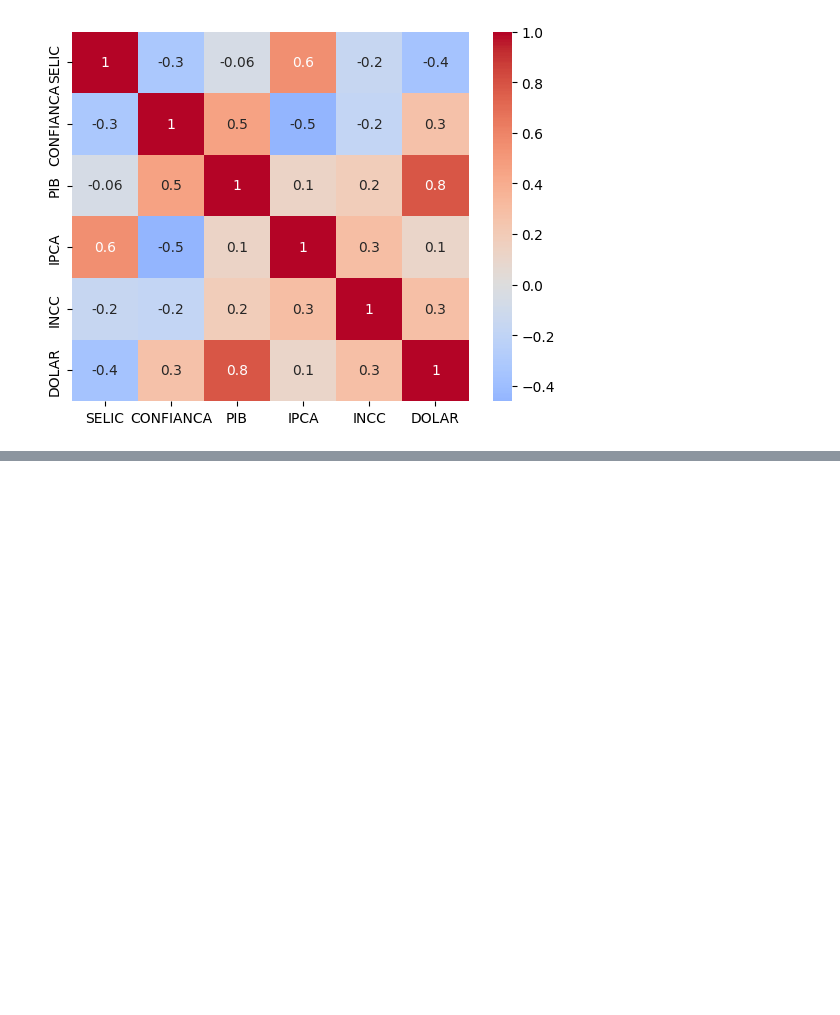
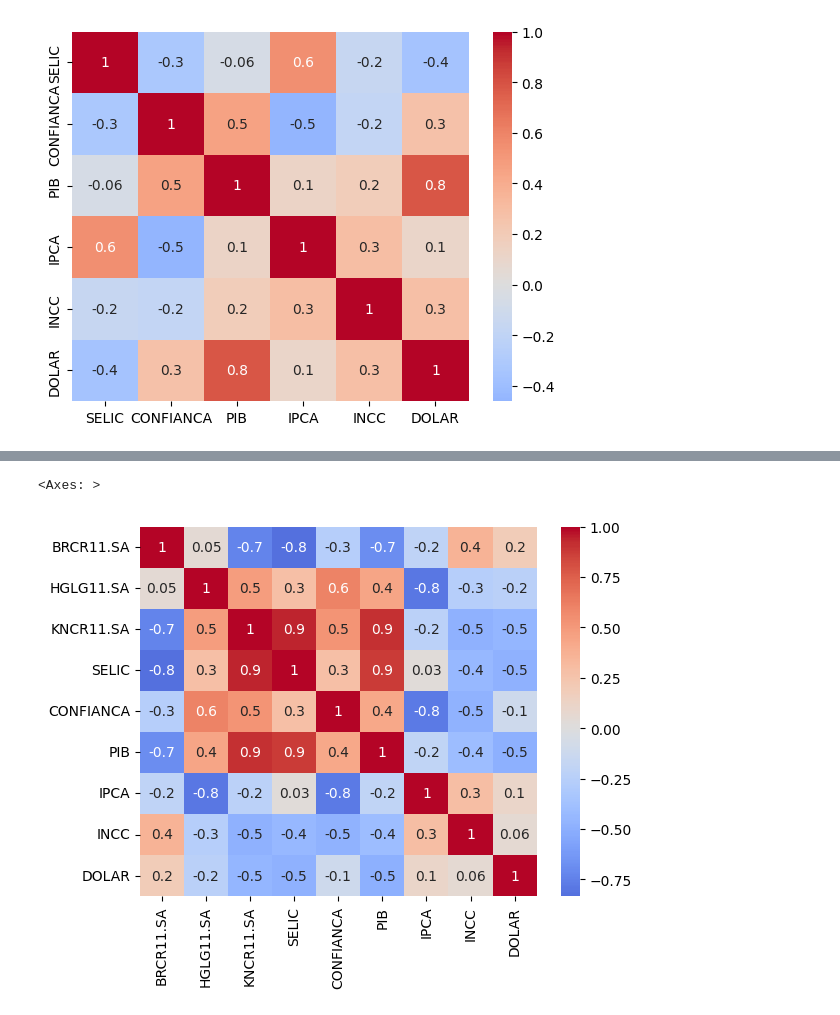
Before and after one commit to wpsilva/Macro, a Jupyter notebook: macro.ipynb, the cells around one changed output, grey strips where cells are left out. Cells and saved outputs as stored; diff of their text form; code cells hidden in the pictures; blank space fills up the shorter version.

Commit message:
Análise macro e impactos na bolsa

```diff
--- a/macro.ipynb
+++ b/macro.ipynb
@@ -371,0 +386,3 @@ fig.show()
+# %%
+macros3 = pd.concat([selic3, confianca_consumidor3, pib3, ipca3, incc3, dolar3], axis=1)
+macros3
@@ -371,0 +404,3 @@ fig.show()
+# %%
+macros3.fillna(method='ffill', inplace=True)
+macros3
@@ -371,0 +424,3 @@ fig.show()
+# %%
+lista_fiis = ['HGLG11.SA', 'KNCR11.SA', 'BRCR11.SA']
+fiis = yf.download(lista_fiis, start='2021-01-01')['Adj Close']
@@ -371,0 +446,5 @@ fig.show()
+# %%
+comparativo_fiis = pd.merge(fiis, macros3, how='inner', left_index=True, right_index=True)
+
+
+tabela_fiis = comparativo_fiis.corr()
@@ -371,0 +464,5 @@ fig.show()
+# %%
+sns.heatmap(tabela_fiis, cmap='coolwarm', center=0, annot=True, fmt='.1g', xticklabels=tabela_fiis.columns, yticklabels=tabela_fiis.columns)
+# %% [output]
+<Axes: >
+[figure, added]
```
Also changed, not shown: parts of 26 cells of this notebook.
